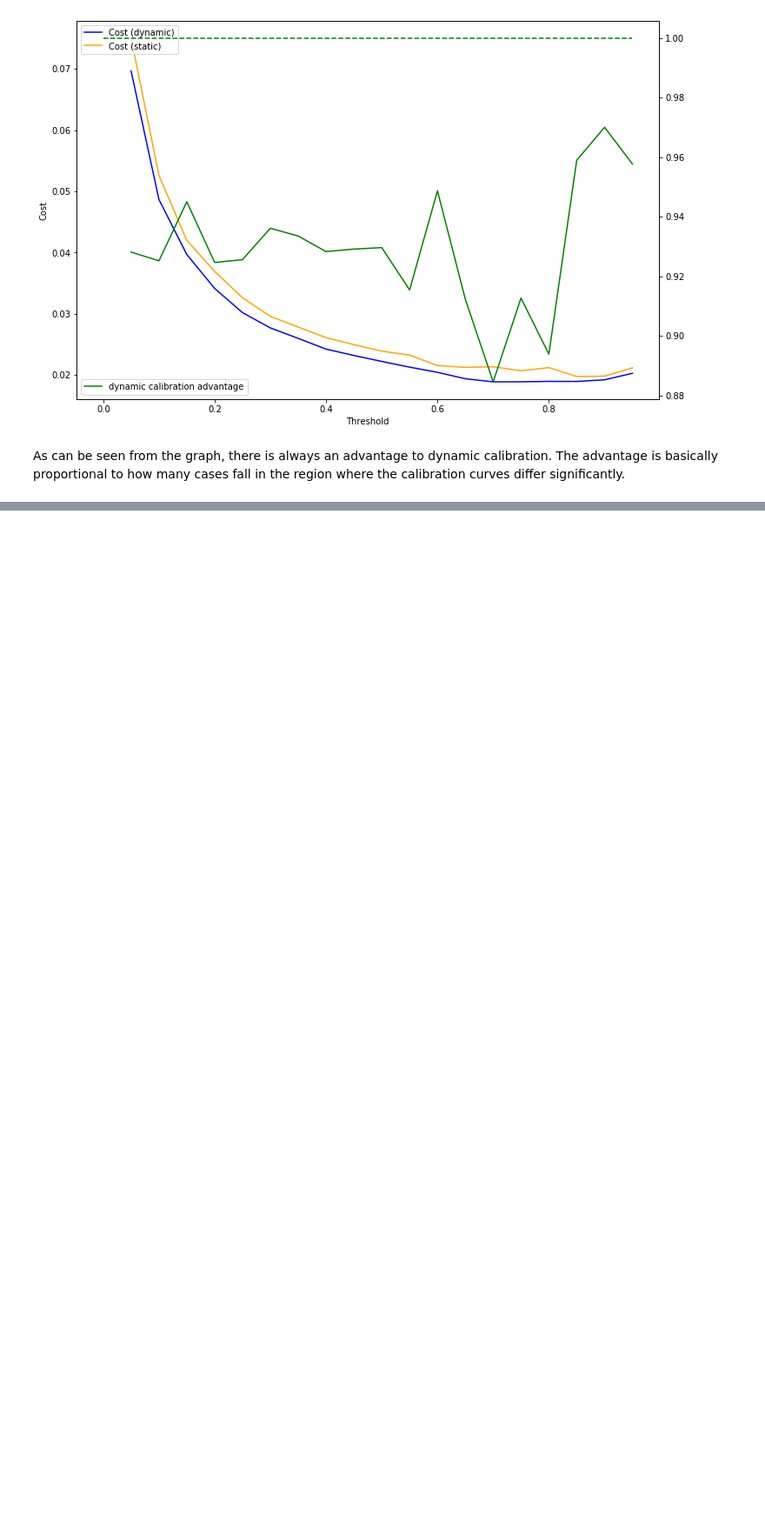
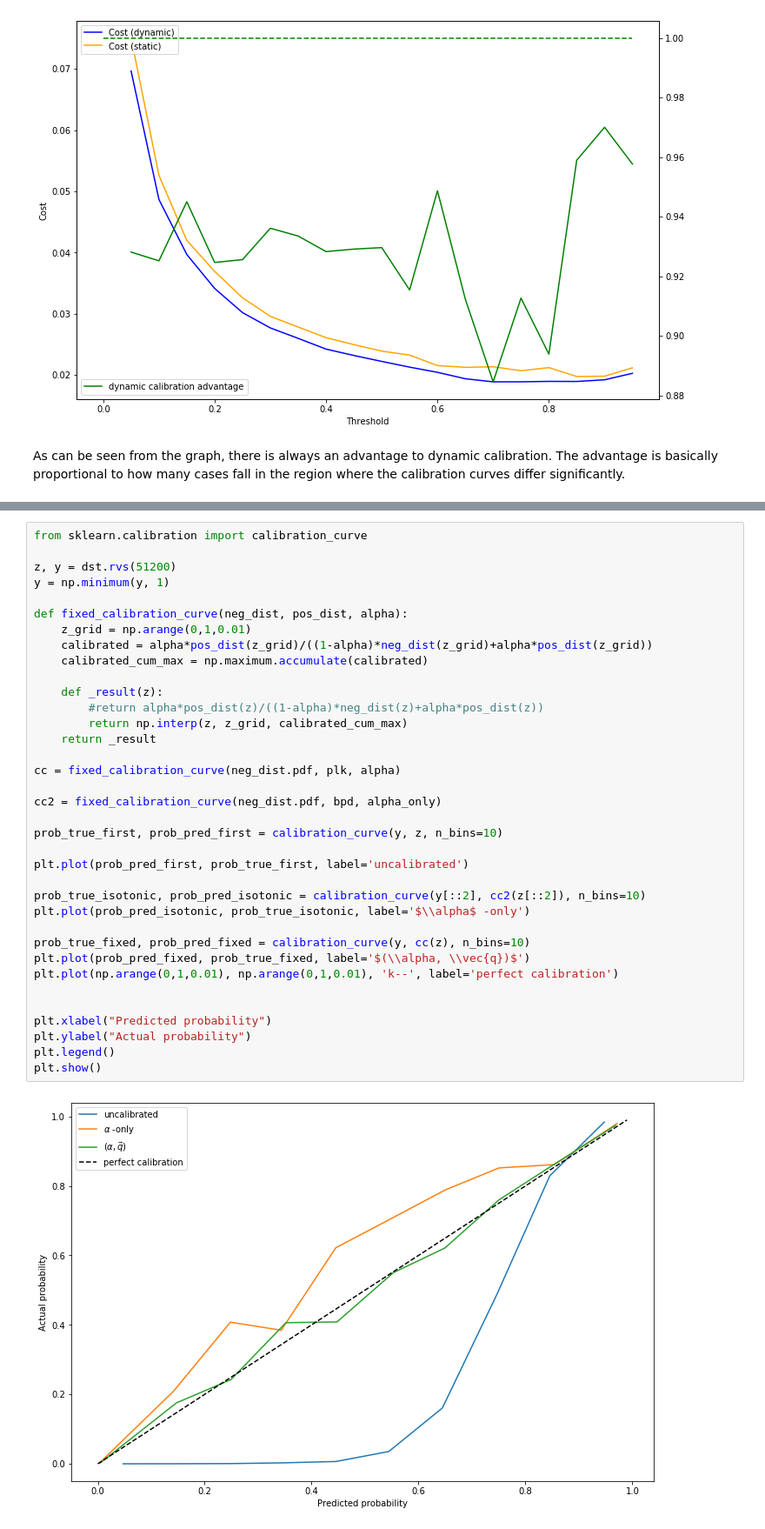
Before and after one commit to stucchio/Homepage, a Jupyter notebook: content/blog_media/2020/calibrated_classifier_base_rates/dynamic_calibration.ipynb, the cells around one changed output, grey strips where cells are left out. Shown at 87% size. Saved outputs shown, nothing was run; the diff lists cells and outputs as text; blank space fills up the shorter version.

Commit message:
add example illustrating why shifting curve shape is important too

```diff
--- a/content/blog_media/2020/calibrated_classifier_base_rates/dynamic_calibration.ipynb
+++ b/content/blog_media/2020/calibrated_classifier_base_rates/dynamic_calibration.ipynb
@@ -554,0 +654,38 @@ As can be seen from the graph, there is always an advantage to dynamic calibrati
+# %%
+from sklearn.calibration import calibration_curve
+
+z, y = dst.rvs(51200)
+y = np.minimum(y, 1)
+
+def fixed_calibration_curve(neg_dist, pos_dist, alpha):
+    z_grid = np.arange(0,1,0.01)
+    calibrated = alpha*pos_dist(z_grid)/((1-alpha)*neg_dist(z_grid)+alpha*pos_dist(z_grid))
+    calibrated_cum_max = np.maximum.accumulate(calibrated)
+
+    def _result(z):
+        #return alpha*pos_dist(z)/((1-alpha)*neg_dist(z)+alpha*pos_dist(z))
+        return np.interp(z, z_grid, calibrated_cum_max)
+    return _result
+
+cc = fixed_calibration_curve(neg_dist.pdf, plk, alpha)
+
+cc2 = fixed_calibration_curve(neg_dist.pdf, bpd, alpha_only)
+
+prob_true_first, prob_pred_first = calibration_curve(y, z, n_bins=10)
+
+plt.plot(prob_pred_first, prob_true_first, label='uncalibrated')
+
+prob_true_isotonic, prob_pred_isotonic = calibration_curve(y[::2], cc2(z[::2]), n_bins=10)
+plt.plot(prob_pred_isotonic, prob_true_isotonic, label='$\\alpha$ -only')
+
+prob_true_fixed, prob_pred_fixed = calibration_curve(y, cc(z), n_bins=10)
+plt.plot(prob_pred_fixed, prob_true_fixed, label='$(\\alpha, \\vec{q})$')
+plt.plot(np.arange(0,1,0.01), np.arange(0,1,0.01), 'k--', label='perfect calibration')
+
+
+plt.xlabel("Predicted probability")
+plt.ylabel("Actual probability")
+plt.legend()
+plt.show()
+# %% [output]
+[figure, added]
```
Also changed, not shown: parts of 3 cells of this notebook, 3 other files.
